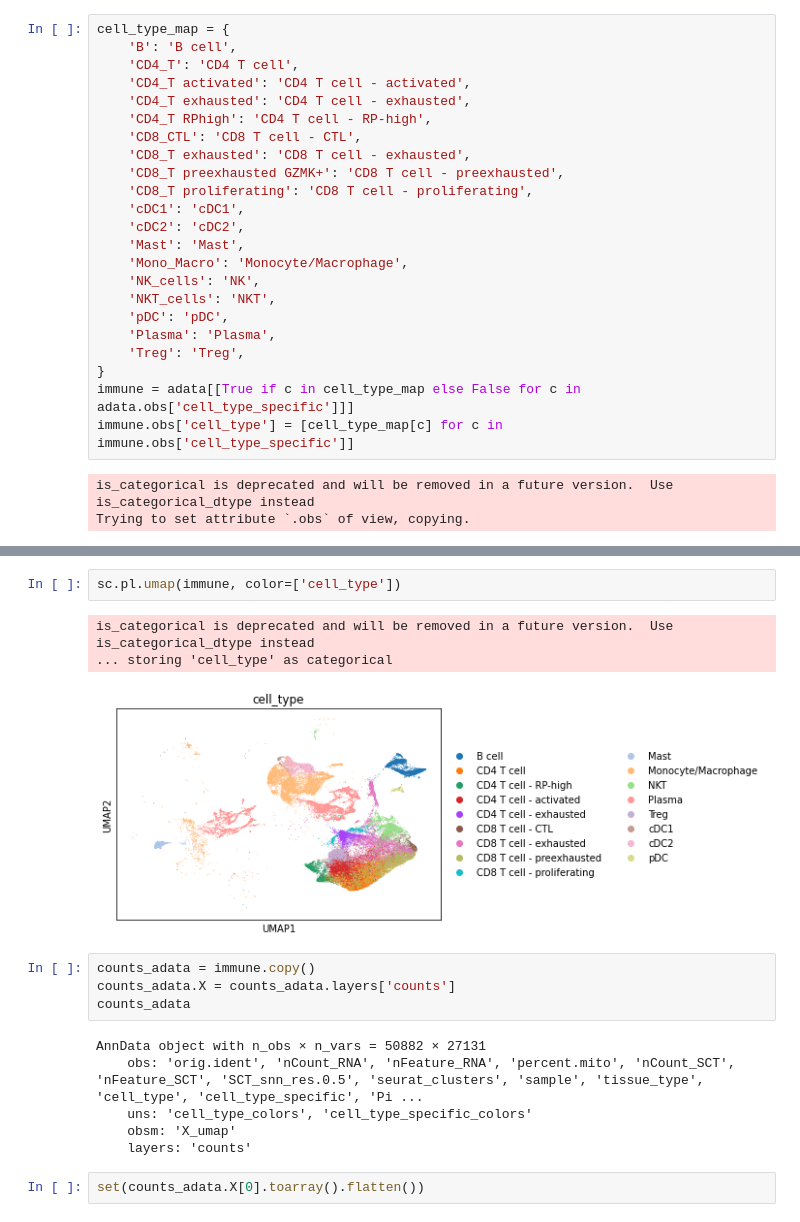
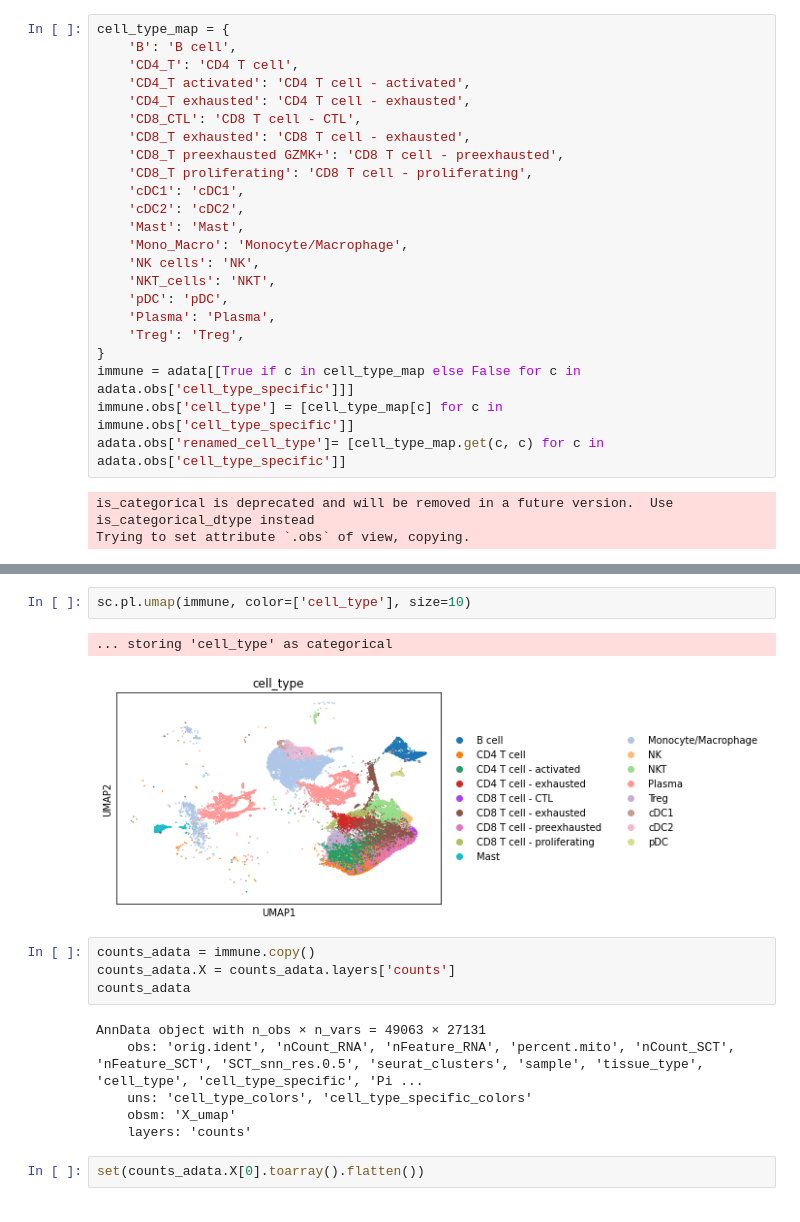
Before and after one commit to ding-lab/pollock, a Jupyter notebook: notebooks/panimmune_analysis-new.ipynb, the cells around one changed output, grey strips where cells are left out. Cells and saved outputs as stored; diff of their text form.

```diff
--- a/notebooks/panimmune_analysis-new.ipynb
+++ b/notebooks/panimmune_analysis-new.ipynb
@@ -50,7 +54,6 @@ cell_type_map = {
     'CD4_T': 'CD4 T cell',
     'CD4_T activated': 'CD4 T cell - activated',
     'CD4_T exhausted': 'CD4 T cell - exhausted',
-    'CD4_T RPhigh': 'CD4 T cell - RP-high',
     'CD8_CTL': 'CD8 T cell - CTL',
     'CD8_T exhausted': 'CD8 T cell - exhausted',
     'CD8_T preexhausted GZMK+': 'CD8 T cell - preexhausted',
@@ -59,7 +62,7 @@ cell_type_map = {
     'cDC2': 'cDC2',
     'Mast': 'Mast',
     'Mono_Macro': 'Monocyte/Macrophage',
-    'NK_cells': 'NK',
+    'NK cells': 'NK',
     'NKT_cells': 'NKT',
     'pDC': 'pDC',
     'Plasma': 'Plasma',
@@ -67,6 +70,7 @@ cell_type_map = {
 }
 immune = adata[[True if c in cell_type_map else False for c in adata.obs['cell_type_specific']]]
 immune.obs['cell_type'] = [cell_type_map[c] for c in immune.obs['cell_type_specific']]
+adata.obs['renamed_cell_type']= [cell_type_map.get(c, c) for c in adata.obs['cell_type_specific']]
 # %% [output]
 is_categorical is deprecated and will be removed in a future version.  Use is_categorical_dtype instead
 Trying to set attribute `.obs` of view, copying.
@@ -73,15 +89,14 @@ Trying to set attribute `.obs` of view, copying.
 # %%
-sc.pl.umap(immune, color=['cell_type'])
+sc.pl.umap(immune, color=['cell_type'], size=10)
 # %% [output]
-is_categorical is deprecated and will be removed in a future version.  Use is_categorical_dtype instead
 ... storing 'cell_type' as categorical
-[figure, old version]
+[figure, new version]
 # %%
 counts_adata = immune.copy()
 counts_adata.X = counts_adata.layers['counts']
 counts_adata
 # %% [output]
-AnnData object with n_obs × n_vars = 50882 × 27131
+AnnData object with n_obs × n_vars = 49063 × 27131
     obs: 'orig.ident', 'nCount_RNA', 'nFeature_RNA', 'percent.mito', 'nCount_SCT', 'nFeature_SCT', 'SCT_snn_res.0.5', 'seurat_clusters', 'sample', 'tissue_type', 'cell_type', 'cell_type_specific', 'Pi ...
     uns: 'cell_type_colors', 'cell_type_specific_colors'
     obsm: 'X_umap'
```
Also changed, not shown: parts of 120 cells of this notebook, 8 other files.
